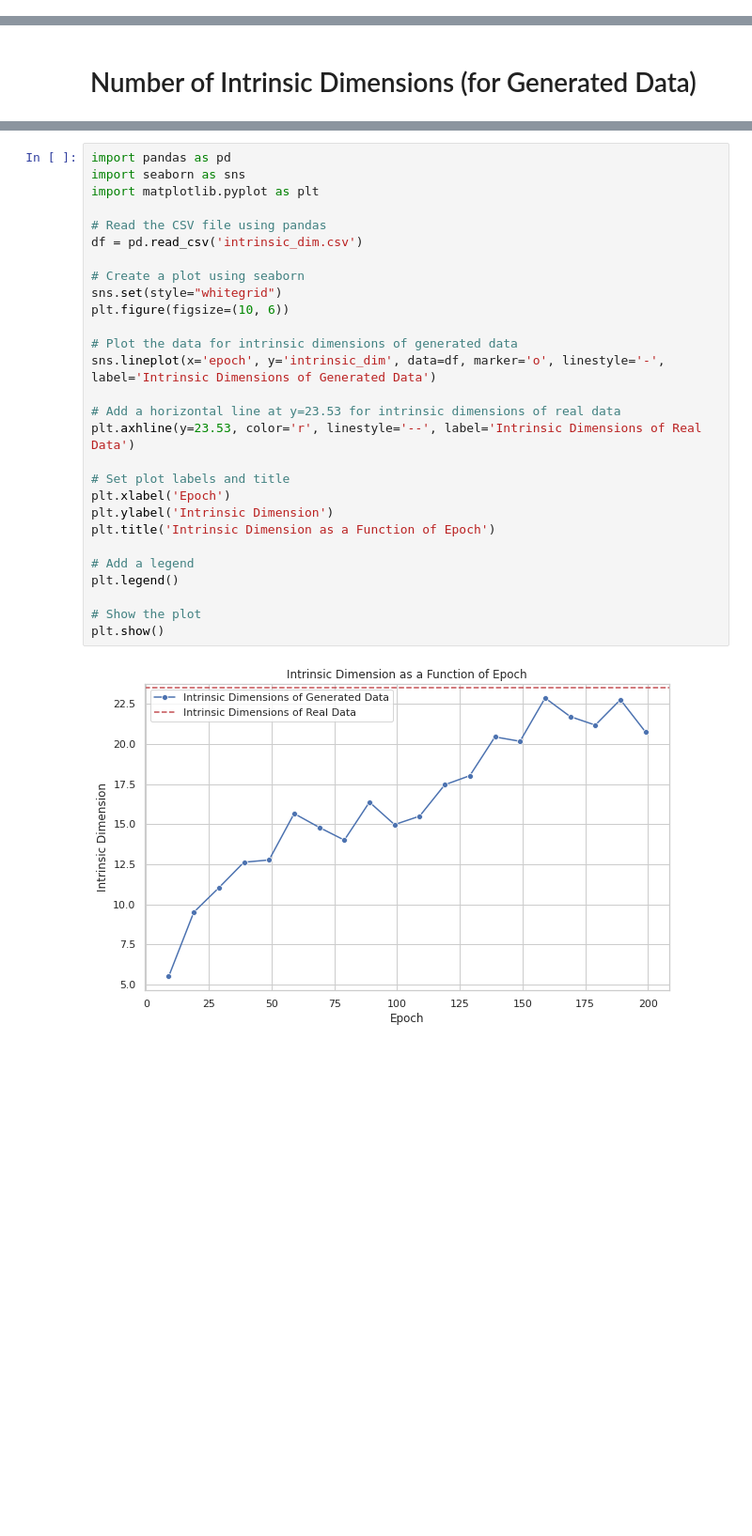
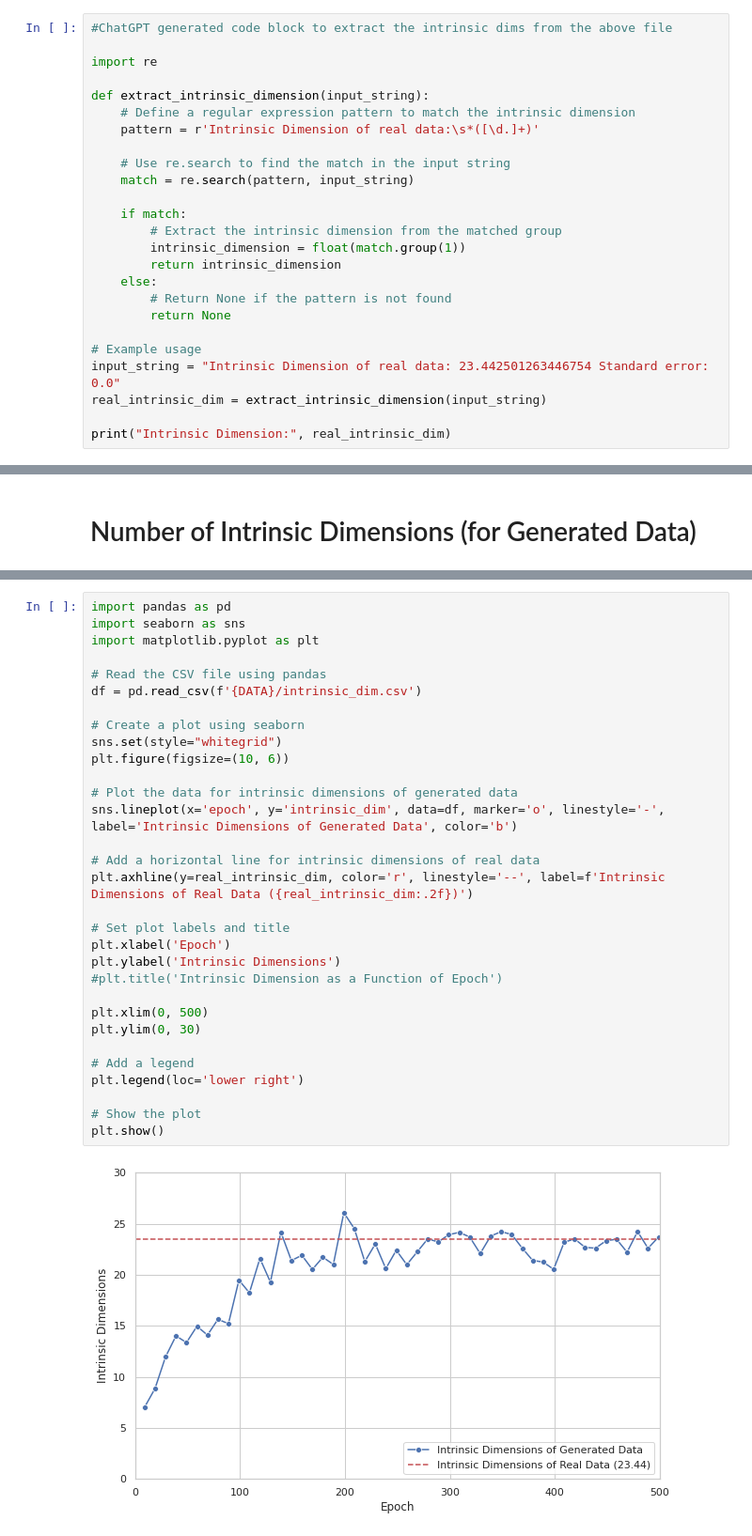
Before and after one commit to Anugithub2019/GAN, a Jupyter notebook: Analysis of Intrinsic Dims.ipynb, the cells around one changed output, grey strips where cells are left out. Shown at 94% size. Drawn from its saved outputs; the diff is of its cells as text; blank space fills up the shorter version.

```diff
--- a/Analysis of Intrinsic Dims.ipynb
+++ b/Analysis of Intrinsic Dims.ipynb
@@ -6,0 +13,25 @@ Intrinsic Dimension of real data: 23.529349903736026 Standard error: 0.0
+# %%
+#ChatGPT generated code block to extract the intrinsic dims from the above file
+
+import re
+
+def extract_intrinsic_dimension(input_string):
+    # Define a regular expression pattern to match the intrinsic dimension
+    pattern = r'Intrinsic Dimension of real data:\s*([\d.]+)'
+
+    # Use re.search to find the match in the input string
+    match = re.search(pattern, input_string)
+
+    if match:
+        # Extract the intrinsic dimension from the matched group
+        intrinsic_dimension = float(match.group(1))
+        return intrinsic_dimension
+    else:
+        # Return None if the pattern is not found
+        return None
+
+# Example usage
+input_string = "Intrinsic Dimension of real data: 23.442501263446754 Standard error: 0.0"
+real_intrinsic_dim = extract_intrinsic_dimension(input_string)
+
+print("Intrinsic Dimension:", real_intrinsic_dim)
@@ -29,30 +62,33 @@ epoch,intrinsic_dim,err1
 # %%
 import pandas as pd
 import seaborn as sns
 import matplotlib.pyplot as plt
 
 # Read the CSV file using pandas
-df = pd.read_csv('intrinsic_dim.csv')
+df = pd.read_csv(f'{DATA}/intrinsic_dim.csv')
 
 # Create a plot using seaborn
 sns.set(style="whitegrid")
 plt.figure(figsize=(10, 6))
 
 # Plot the data for intrinsic dimensions of generated data
-sns.lineplot(x='epoch', y='intrinsic_dim', data=df, marker='o', linestyle='-', label='Intrinsic Dimensions of Generated Data')
+sns.lineplot(x='epoch', y='intrinsic_dim', data=df, marker='o', linestyle='-', label='Intrinsic Dimensions of Generated Data', color='b')
 
-# Add a horizontal line at y=23.53 for intrinsic dimensions of real data
-plt.axhline(y=23.53, color='r', linestyle='--', label='Intrinsic Dimensions of Real Data')
+# Add a horizontal line for intrinsic dimensions of real data
+plt.axhline(y=real_intrinsic_dim, color='r', linestyle='--', label=f'Intrinsic Dimensions of Real Data ({real_intrinsic_dim:.2f})')
 
 # Set plot labels and title
 plt.xlabel('Epoch')
-plt.ylabel('Intrinsic Dimension')
-plt.title('Intrinsic Dimension as a Function of Epoch')
+plt.ylabel('Intrinsic Dimensions')
+#plt.title('Intrinsic Dimension as a Function of Epoch')
+
+plt.xlim(0, 500)
+plt.ylim(0, 30)
 
 # Add a legend
-plt.legend()
+plt.legend(loc='lower right')
 
 # Show the plot
 plt.show()
 # %% [output]
-[figure, old version]
+[figure, new version]
```
Also changed, not shown: parts of 7 cells of this notebook, 1 other file.
